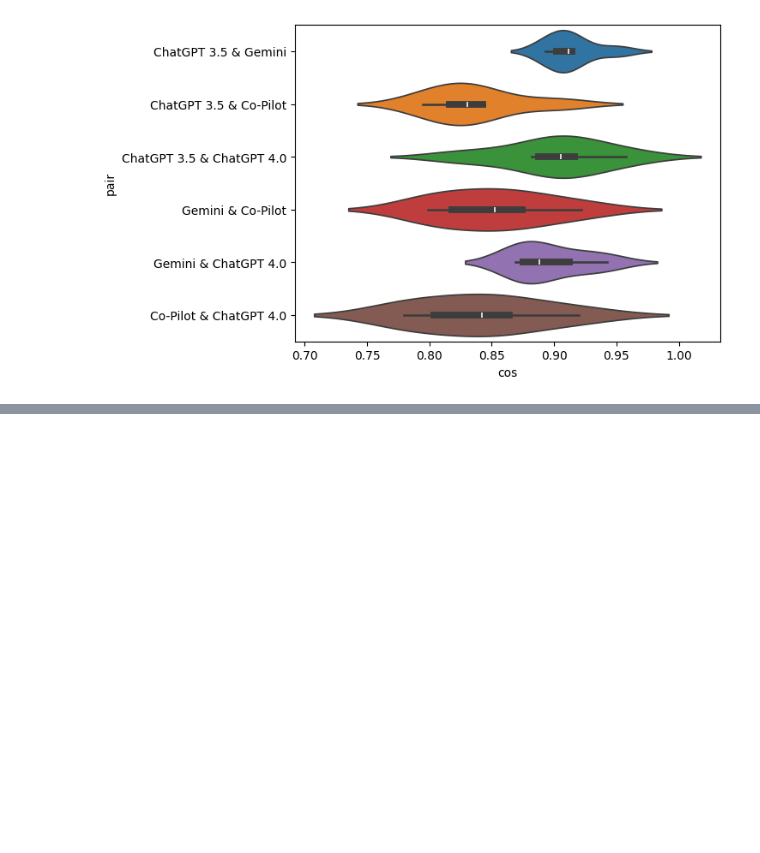
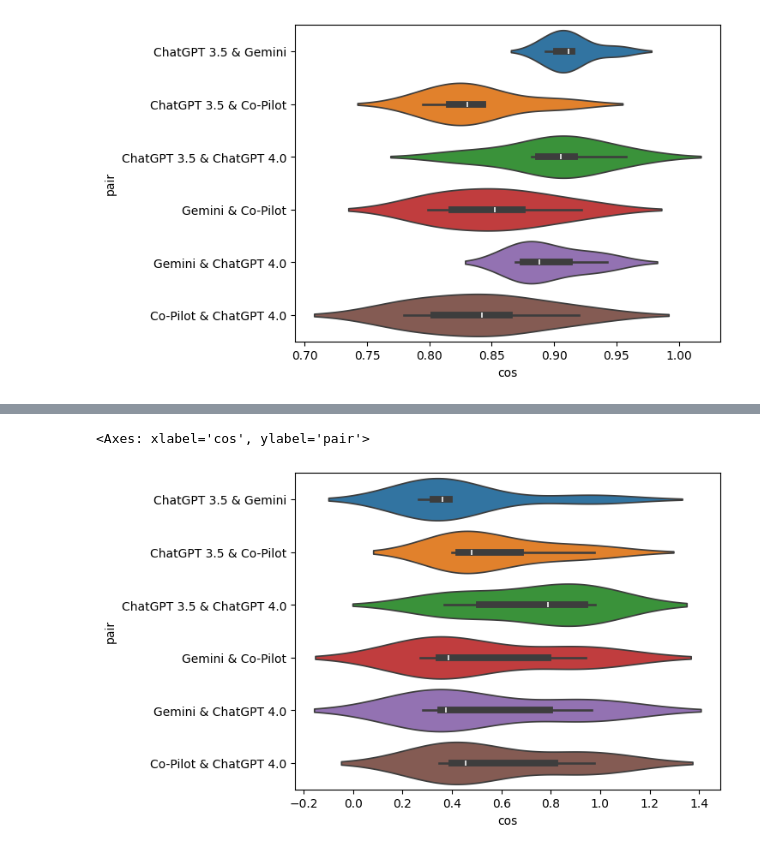
Before and after one commit to hclent/temp, a Jupyter notebook: LLM_for_BCC.ipynb, the cells around one changed output, grey strips where cells are left out. Drawn from its saved outputs; the diff is of its cells as text; code cells hidden in the pictures; blank space fills up the shorter version.

```diff
--- a/LLM_for_BCC.ipynb
+++ b/LLM_for_BCC.ipynb
@@ -171,10 +174,13 @@ sns.violinplot(data=cs_dict, x="cos", y="pair", hue="pair")
 # %%
+bert_cs_dict = {"index": [], "cos": [], "pair": []} #cosine similarity dict
+
 def bert_similarity(x, y):
     #https://huggingface.co/medicalai/ClinicalBERT
 
     column_x = list(df[x])
     column_y = list(df[y])
     assert len(column_x) == len(column_y)
+    i = 1
     for t1, t2 in zip(column_x, column_y):
         encoded_t1 = tokenizer(t1[:511], return_tensors="pt").to("cpu")
         encoded_t2 = tokenizer(t2[:511], return_tensors="pt").to("cpu")
@@ -184,10 +190,34 @@ def bert_similarity(x, y):
         output2 = bert_model(**encoded_t2)
         v1 = output1[0].detach().numpy()[0]
         v2 = output2[0].detach().numpy()[0]
-        #cs = cosine_similarity(v1, v2)
-        #print(cs)
-        print(1 - distance.cosine(v1[0], v2[0]))
+        cosine_sim = 1 - distance.cosine(v1[4], v2[4]) #rather look at 5th layer per https://openreview.net/pdf?id=xYGNO86OWDH
+        bert_cs_dict["cos"].append(cosine_sim)
+        bert_cs_dict["pair"].append(f"{x} & {y}")
+        bert_cs_dict["index"].append(i)
+        i += 1
 
-#bert_similarity("ChatGPT", "Gemini")
-#print("--------------------------------------------------------")
-#bert_similarity("ChatGPT", "Co-Pilot")
+####### GPT3 vs the rest (3)
+print("ChatGPT 3.5 and Gemini")
+bert_similarity("ChatGPT 3.5", "Gemini")
+print("--------------------------------------------------------")
+print("ChatGPT 3.5 and Co-Pilot")
+bert_similarity("ChatGPT 3.5", "Co-Pilot")
+print("--------------------------------------------------------")
+print("ChatGPT 3.5 and ChatGPT 4.0")
+bert_similarity("ChatGPT 3.5", "ChatGPT 4.0")
+print("--------------------------------------------------------")
+
+######## Gemini vs (the rest - GPT3) = 2
+print("Gemini and Co-Pilot")
+bert_similarity("Gemini", "Co-Pilot")
+print("--------------------------------------------------------")
+print("Gemini and ChatGPT 4.0")
+bert_similarity("Gemini", "ChatGPT 4.0")
+print("--------------------------------------------------------")
+
+####### Co-Pilot vs (the rest - GPT3 - Gemini ) = 1
+print("Co-Pilot and GPT 4.0")
+bert_similarity("Co-Pilot", "ChatGPT 4.0")
+print("--------------------------------------------------------")
+
+####### GPT4 vs (the rest - GPT3 - Gemini - CoPilot) = 0
@@ -194,3 +237,8 @@ def bert_similarity(x, y):
+# %%
+sns.violinplot(data=bert_cs_dict, x="cos", y="pair", hue="pair")
+# %% [output]
+<Axes: xlabel='cos', ylabel='pair'>
+[figure, added]
 # %%
 def plot_lengths(df):
     #https://seaborn.pydata.org/tutorial/distributions.html
```
Also changed, not shown: parts of 8 cells of this notebook.
